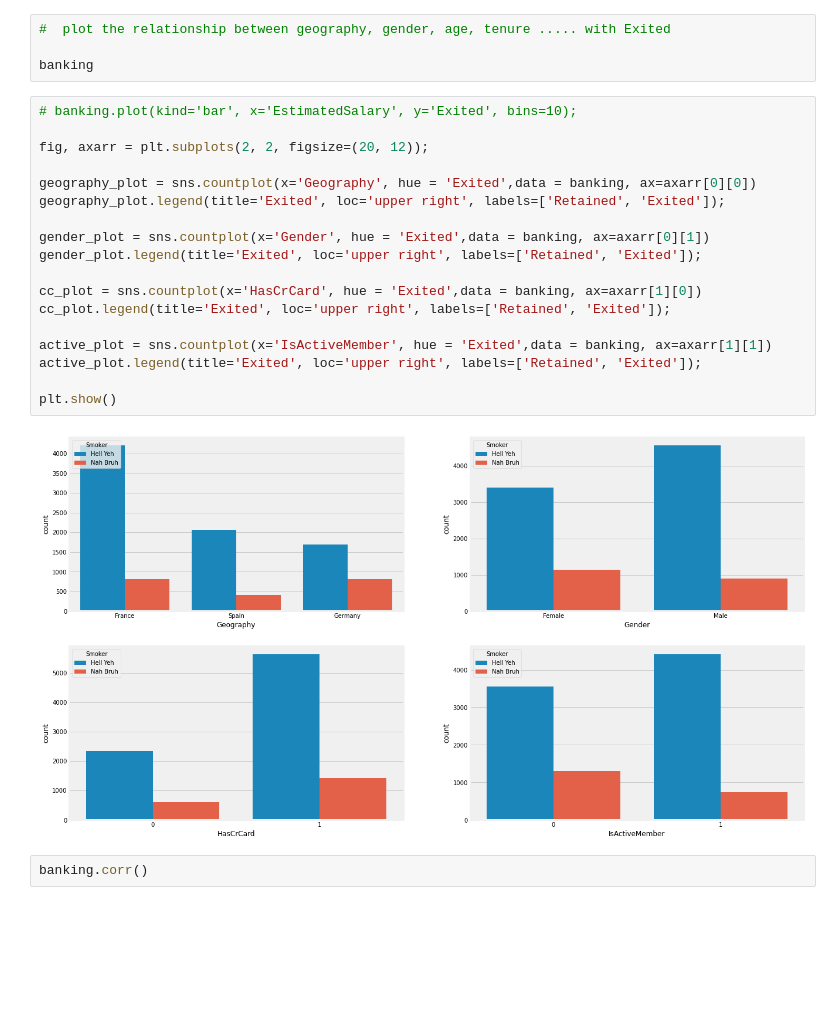
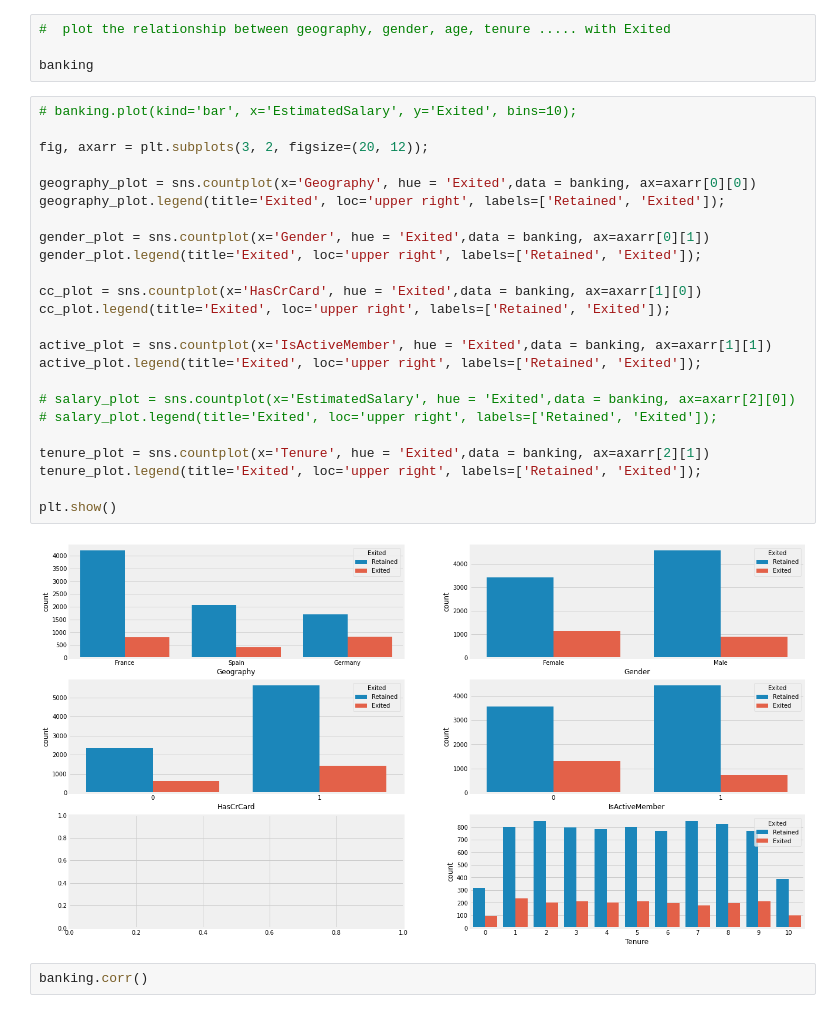
Before and after one commit to raaayden/GA_Project_Code_Challenge_3, a Jupyter notebook: project_final.ipynb, the cells around one changed output. Cells and saved outputs as stored; diff of their text form; blank space fills up the shorter version.

```diff
--- a/project_final.ipynb
+++ b/project_final.ipynb
@@ -129,23 +129,29 @@ banking
 # %%
 # banking.plot(kind='bar', x='EstimatedSalary', y='Exited', bins=10);
 
-fig, axarr = plt.subplots(2, 2, figsize=(20, 12));
+fig, axarr = plt.subplots(3, 2, figsize=(20, 12));
 
 geography_plot = sns.countplot(x='Geography', hue = 'Exited',data = banking, ax=axarr[0][0])
 geography_plot.legend(title='Exited', loc='upper right', labels=['Retained', 'Exited']);
 
 gender_plot = sns.countplot(x='Gender', hue = 'Exited',data = banking, ax=axarr[0][1])
 gender_plot.legend(title='Exited', loc='upper right', labels=['Retained', 'Exited']);
 
 cc_plot = sns.countplot(x='HasCrCard', hue = 'Exited',data = banking, ax=axarr[1][0])
 cc_plot.legend(title='Exited', loc='upper right', labels=['Retained', 'Exited']);
 
 active_plot = sns.countplot(x='IsActiveMember', hue = 'Exited',data = banking, ax=axarr[1][1])
 active_plot.legend(title='Exited', loc='upper right', labels=['Retained', 'Exited']);
 
+# salary_plot = sns.countplot(x='EstimatedSalary', hue = 'Exited',data = banking, ax=axarr[2][0])
+# salary_plot.legend(title='Exited', loc='upper right', labels=['Retained', 'Exited']);
+
+tenure_plot = sns.countplot(x='Tenure', hue = 'Exited',data = banking, ax=axarr[2][1])
+tenure_plot.legend(title='Exited', loc='upper right', labels=['Retained', 'Exited']);
+
 plt.show()
 # %% [output]
-[figure, old version]
+[figure, new version]
 # %%
 banking.corr()
 # %% [output]
```
